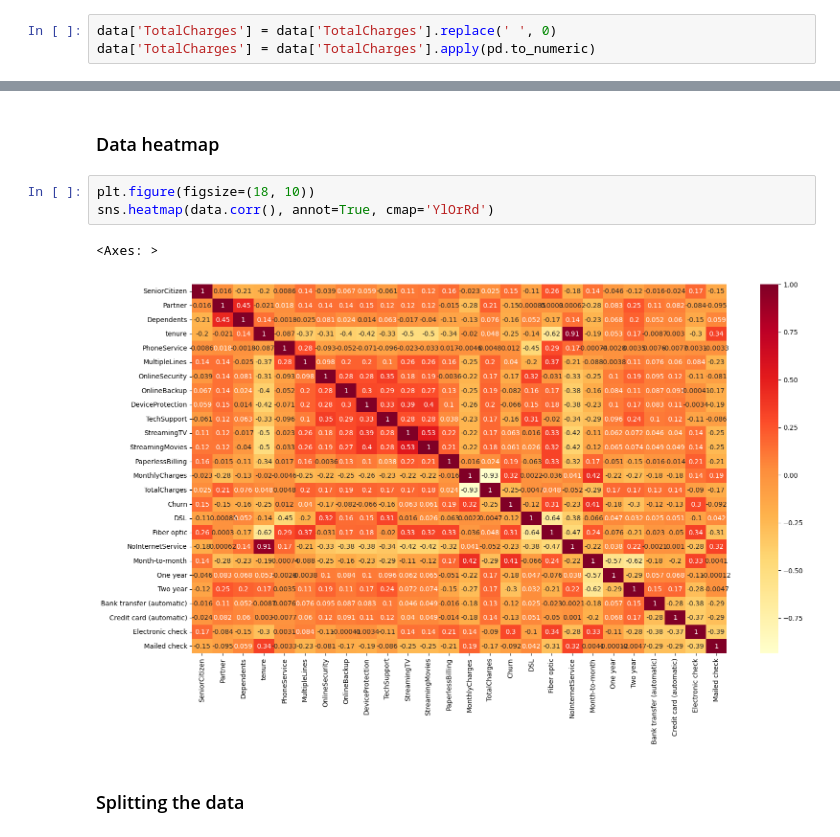
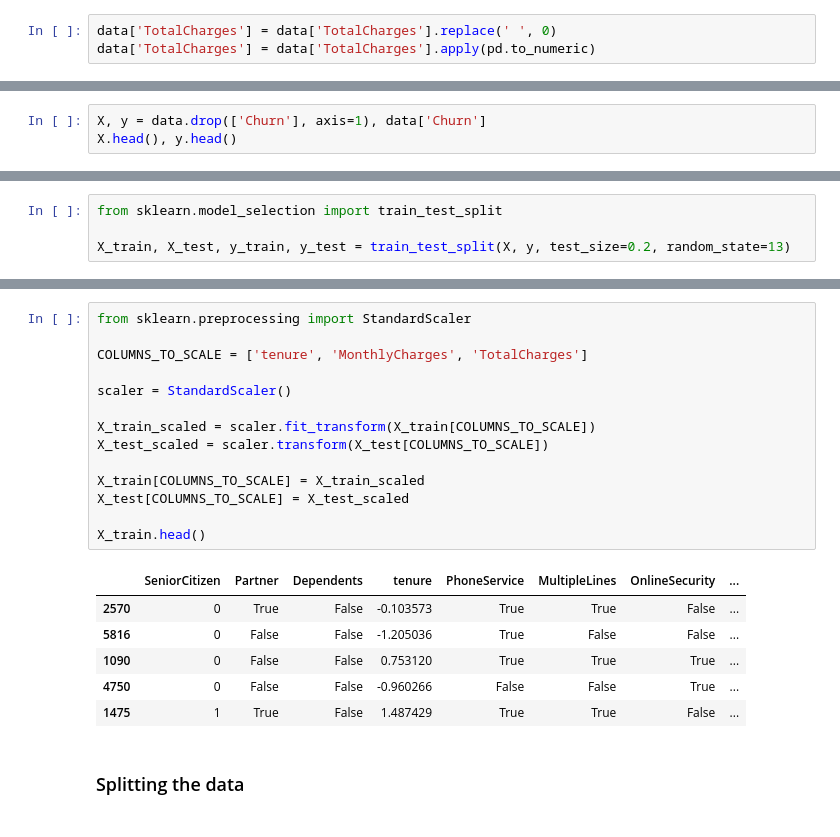
Before and after one commit to b14ucky/churn-prediction, a Jupyter notebook: main.ipynb, the cells around one changed output, grey strips where cells are left out. Cells and saved outputs as stored; diff of their text form.

```diff
--- a/main.ipynb
+++ b/main.ipynb
@@ -97,0 +136,3 @@ data['TotalCharges'] = data['TotalCharges'].apply(pd.to_numeric)
+# %%
+X, y = data.drop(['Churn'], axis=1), data['Churn']
+X.head(), y.head()
@@ -98 +159,5 @@ data['TotalCharges'] = data['TotalCharges'].apply(pd.to_numeric)
+# %%
+from sklearn.model_selection import train_test_split
+
+X_train, X_test, y_train, y_test = train_test_split(X, y, test_size=0.2, random_state=13)
 # %% [markdown]
@@ -130,11 +165,24 @@ data.head()
-# %% [markdown]
-### Data heatmap
-# %%
-plt.figure(figsize=(18, 10))
-sns.heatmap(data.corr(), annot=True, cmap='YlOrRd')
-# %% [output]
-<Axes: >
-[figure, removed]
+# %%
+from sklearn.preprocessing import StandardScaler
+
+COLUMNS_TO_SCALE = ['tenure', 'MonthlyCharges', 'TotalCharges']
+
+scaler = StandardScaler()
+
+X_train_scaled = scaler.fit_transform(X_train[COLUMNS_TO_SCALE])
+X_test_scaled = scaler.transform(X_test[COLUMNS_TO_SCALE])
+
+X_train[COLUMNS_TO_SCALE] = X_train_scaled
+X_test[COLUMNS_TO_SCALE] = X_test_scaled
+
+X_train.head()
+# %% [output]
+|  | SeniorCitizen | Partner | Dependents | tenure | PhoneService | MultipleLines | OnlineSecurity | ... |
+| 2570 | 0 | True | False | -0.103573 | True | True | False | ... |
+| 5816 | 0 | False | False | -1.205036 | True | False | False | ... |
+| 1090 | 0 | False | False | 0.753120 | True | True | True | ... |
+| 4750 | 0 | False | False | -0.960266 | False | False | True | ... |
+| 1475 | 1 | True | False | 1.487429 | True | True | False | ... |
 # %% [markdown]
 ### Splitting the data
 # %%
```
Also changed, not shown: parts of 30 cells of this notebook, 1 other file.
